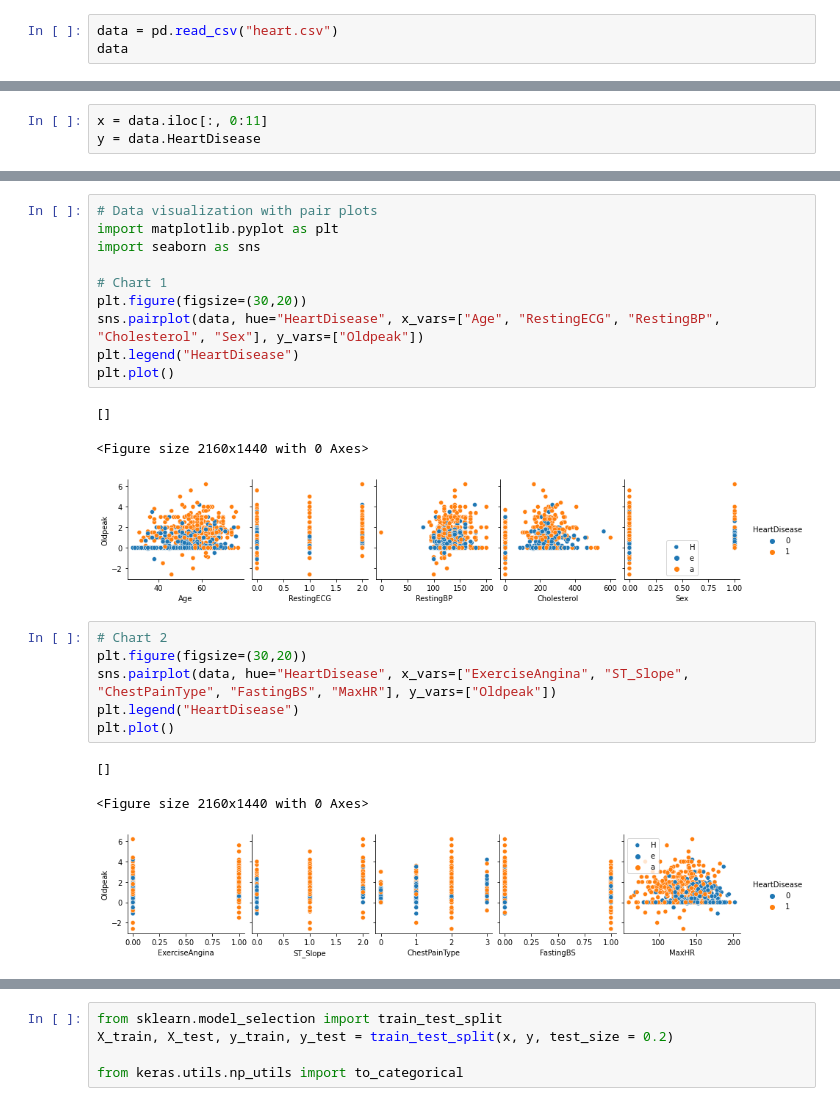
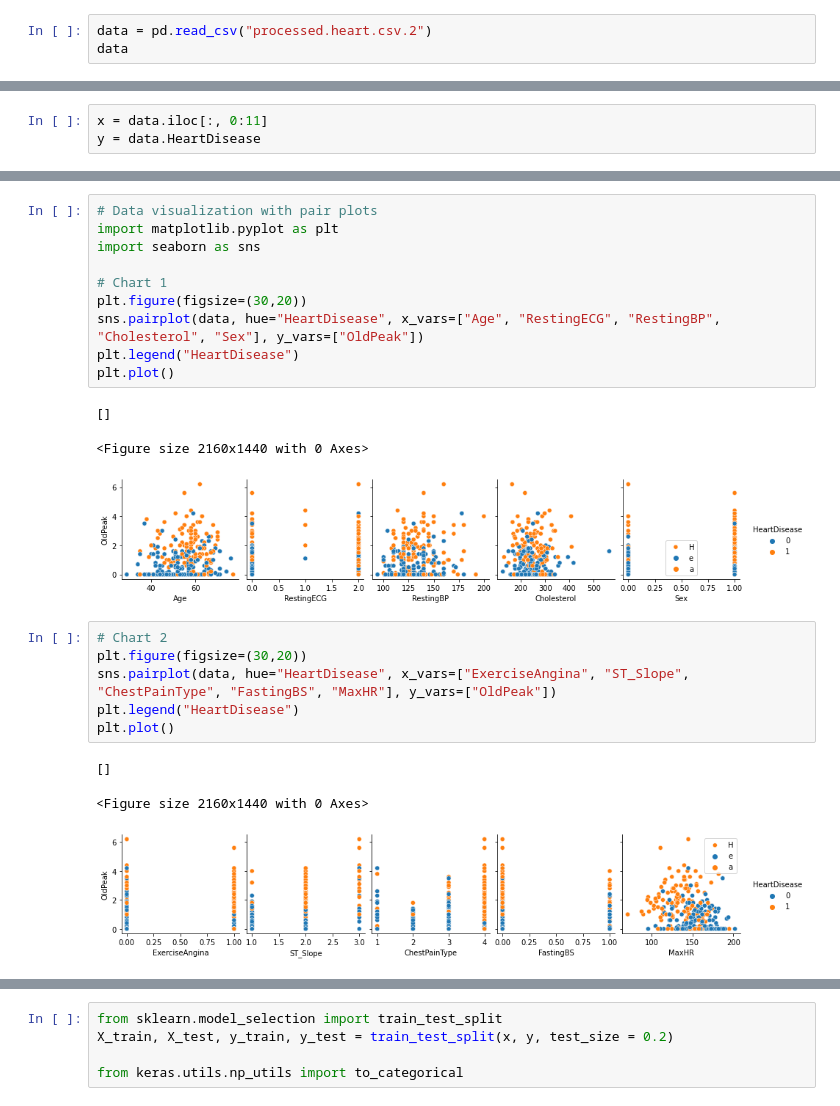
Before and after one commit to aarushkachhawa/Heart-Disease-Detection, a Jupyter notebook: Heart_Disease_Detection_Paper.ipynb, the cells around one changed output, grey strips where cells are left out. Drawn from its saved outputs; the diff is of its cells as text.

Commit message:
Running the models with a manually created data file containing 2 datasets - Cleveland and Statlog

```diff
--- a/Heart_Disease_Detection_Paper.ipynb
+++ b/Heart_Disease_Detection_Paper.ipynb
@@ -4,7 +4,7 @@
 import numpy as np
 import pandas as pd
 # %%
-data = pd.read_csv("heart.csv")
+data = pd.read_csv("processed.heart.csv.2")
 data
 # %% [output]
 |  | Age | Sex | ChestPainType | RestingBP | Cholesterol | FastingBS | RestingECG | MaxHR | ... |
@@ -119,27 +119,27 @@ plt.show()
 # %%
 # Data visualization with pair plots
 import matplotlib.pyplot as plt
 import seaborn as sns
 
 # Chart 1
 plt.figure(figsize=(30,20))
-sns.pairplot(data, hue="HeartDisease", x_vars=["Age", "RestingECG", "RestingBP", "Cholesterol", "Sex"], y_vars=["Oldpeak"])
+sns.pairplot(data, hue="HeartDisease", x_vars=["Age", "RestingECG", "RestingBP", "Cholesterol", "Sex"], y_vars=["OldPeak"])
 plt.legend("HeartDisease")
 plt.plot()
 # %% [output]
 []
 <Figure size 2160x1440 with 0 Axes>
-[figure, old version]
+[figure, new version]
 # %%
 # Chart 2
 plt.figure(figsize=(30,20))
-sns.pairplot(data, hue="HeartDisease", x_vars=["ExerciseAngina", "ST_Slope", "ChestPainType", "FastingBS", "MaxHR"], y_vars=["Oldpeak"])
+sns.pairplot(data, hue="HeartDisease", x_vars=["ExerciseAngina", "ST_Slope", "ChestPainType", "FastingBS", "MaxHR"], y_vars=["OldPeak"])
 plt.legend("HeartDisease")
 plt.plot()
 # %% [output]
 []
 <Figure size 2160x1440 with 0 Axes>
-[figure, old version]
+[figure, new version]
 # %%
 # correlation coefficiants of all numerical attributes
 cormat = data.corr()
```
Also changed, not shown: parts of 16 cells of this notebook.
